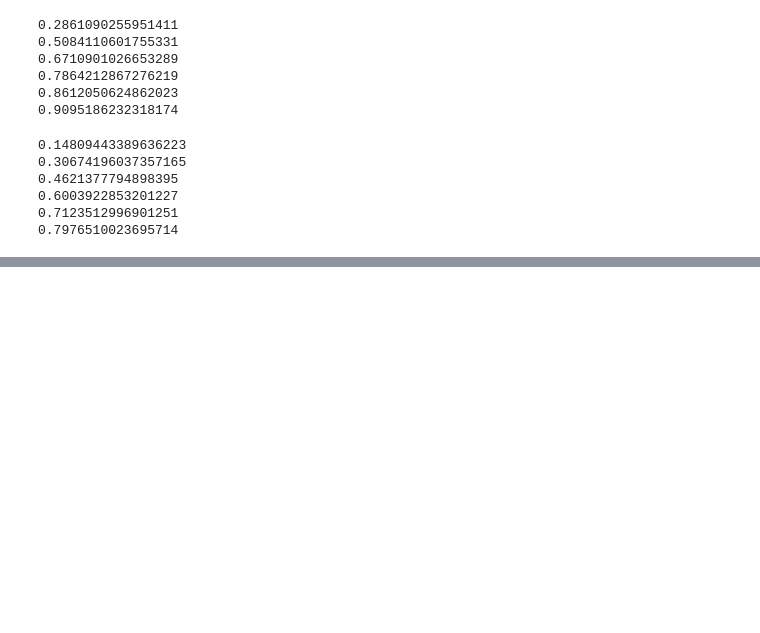
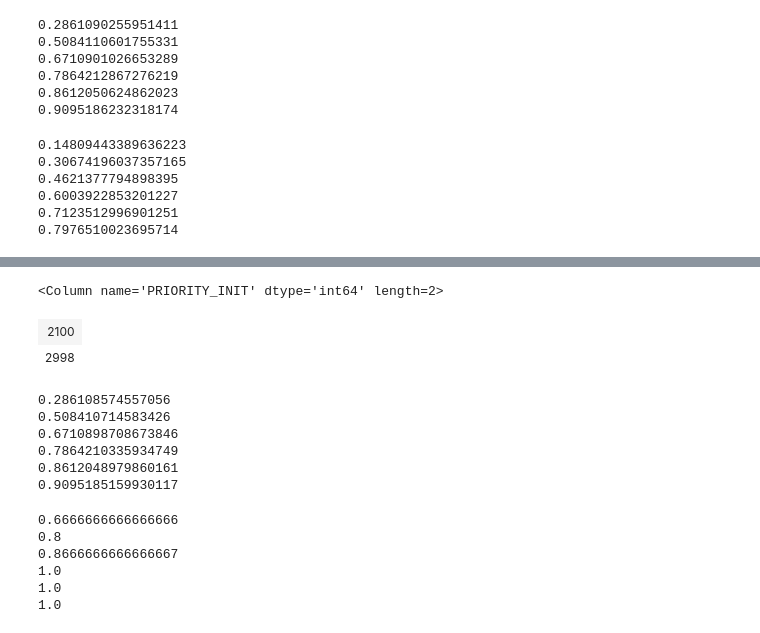
Before and after one commit to dr-guangtou/damascus, a Jupyter notebook: note/desi_bgs/desi_bgs_five_passes.ipynb, the cells around one changed output, grey strips where cells are left out. Cells and saved outputs as stored; diff of their text form; code cells hidden in the pictures; blank space fills up the shorter version.

```diff
--- a/note/desi_bgs/desi_bgs_five_passes.ipynb
+++ b/note/desi_bgs/desi_bgs_five_passes.ipynb
@@ -147,0 +208,6 @@ print((bgs_faint_pass6 > 0).sum() / len(bgs_faint_pass6))
+# %%
+np.unique(bgs_bright['PRIORITY_INIT'])
+# %% [output]
+<Column name='PRIORITY_INIT' dtype='int64' length=2>
+| 2100 |
+| 2998 |
@@ -147,0 +217,62 @@ print((bgs_faint_pass6 > 0).sum() / len(bgs_faint_pass6))
+# %%
+# After Pass 1
+bgs_bright_low_pass1 = bgs_bright_low['NUMOBS_DONE'][:, 0:1].sum(axis=1)
+print((bgs_bright_low_pass1 > 0).sum() / len(bgs_bright_low_pass1))
+
+# After Pass 2
+bgs_bright_low_pass2 = bgs_bright_low['NUMOBS_DONE'][:, 0:2].sum(axis=1)
+print((bgs_bright_low_pass2 > 0).sum() / len(bgs_bright_low_pass2))
+
+# After Pass 3abs
+bgs_bright_low_pass3 = bgs_bright_low['NUMOBS_DONE'][:, 0:3].sum(axis=1)
+print((bgs_bright_low_pass3 > 0).sum() / len(bgs_bright_low_pass3))
+
+# After Pass 4
+bgs_bright_low_pass4 = bgs_bright_low['NUMOBS_DONE'][:, 0:4].sum(axis=1)
+print((bgs_bright_low_pass4 > 0).sum() / len(bgs_bright_low_pass4))
+
+# After Pass 5
+bgs_bright_low_pass5 = bgs_bright_low['NUMOBS_DONE'][:, 0:5].sum(axis=1)
+print((bgs_bright_low_pass5 > 0).sum() / len(bgs_bright_low_pass5))
+
+# After Pass 6
+bgs_bright_low_pass6 = bgs_bright_low['NUMOBS_DONE'][:, 0:6].sum(axis=1)
+print((bgs_bright_low_pass6 > 0).sum() / len(bgs_bright_low_pass6))
+# %% [output]
+0.286108574557056
+0.508410714583426
+0.6710898708673846
+0.7864210335934749
+0.8612048979860161
+0.9095185159930117
+# %%
+# After Pass 1
+bgs_bright_high_pass1 = bgs_bright_high['NUMOBS_DONE'][:, 0:1].sum(axis=1)
+print((bgs_bright_high_pass1 > 0).sum() / len(bgs_bright_high_pass1))
+
+# After Pass 2
+bgs_bright_high_pass2 = bgs_bright_high['NUMOBS_DONE'][:, 0:2].sum(axis=1)
+print((bgs_bright_high_pass2 > 0).sum() / len(bgs_bright_high_pass2))
+
+# After Pass 3abs
+bgs_bright_high_pass3 = bgs_bright_high['NUMOBS_DONE'][:, 0:3].sum(axis=1)
+print((bgs_bright_high_pass3 > 0).sum() / len(bgs_bright_high_pass3))
+
+# After Pass 4
+bgs_bright_high_pass4 = bgs_bright_high['NUMOBS_DONE'][:, 0:4].sum(axis=1)
+print((bgs_bright_high_pass4 > 0).sum() / len(bgs_bright_high_pass4))
+
+# After Pass 5
+bgs_bright_high_pass5 = bgs_bright_high['NUMOBS_DONE'][:, 0:5].sum(axis=1)
+print((bgs_bright_high_pass5 > 0).sum() / len(bgs_bright_high_pass5))
+
+# After Pass 6
+bgs_bright_high_pass6 = bgs_bright_high['NUMOBS_DONE'][:, 0:6].sum(axis=1)
+print((bgs_bright_high_pass6 > 0).sum() / len(bgs_bright_high_pass6))
+# %% [output]
+0.6666666666666666
+0.8
+0.8666666666666667
+1.0
+1.0
+1.0
```
Also changed, not shown: parts of 21 cells of this notebook.
